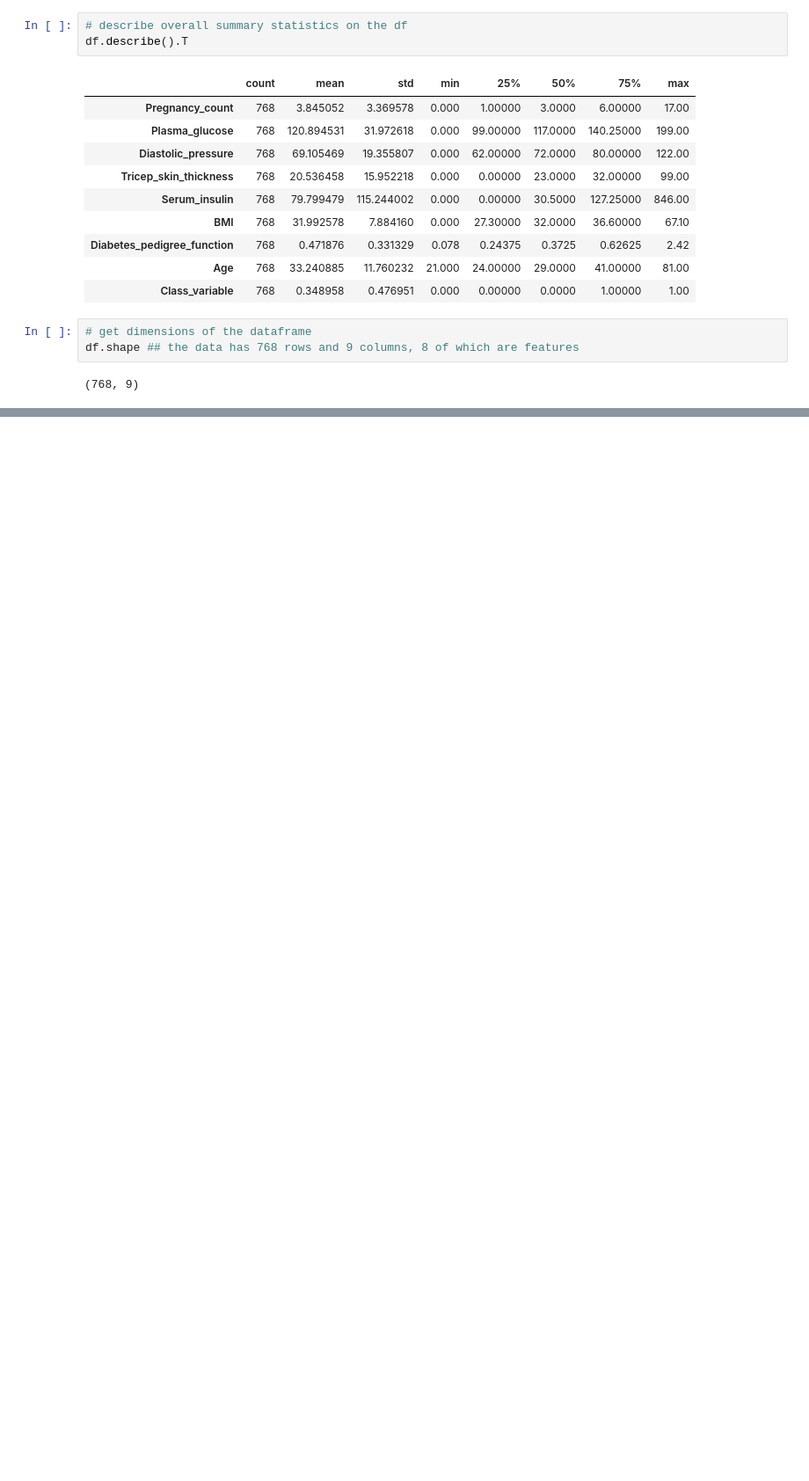
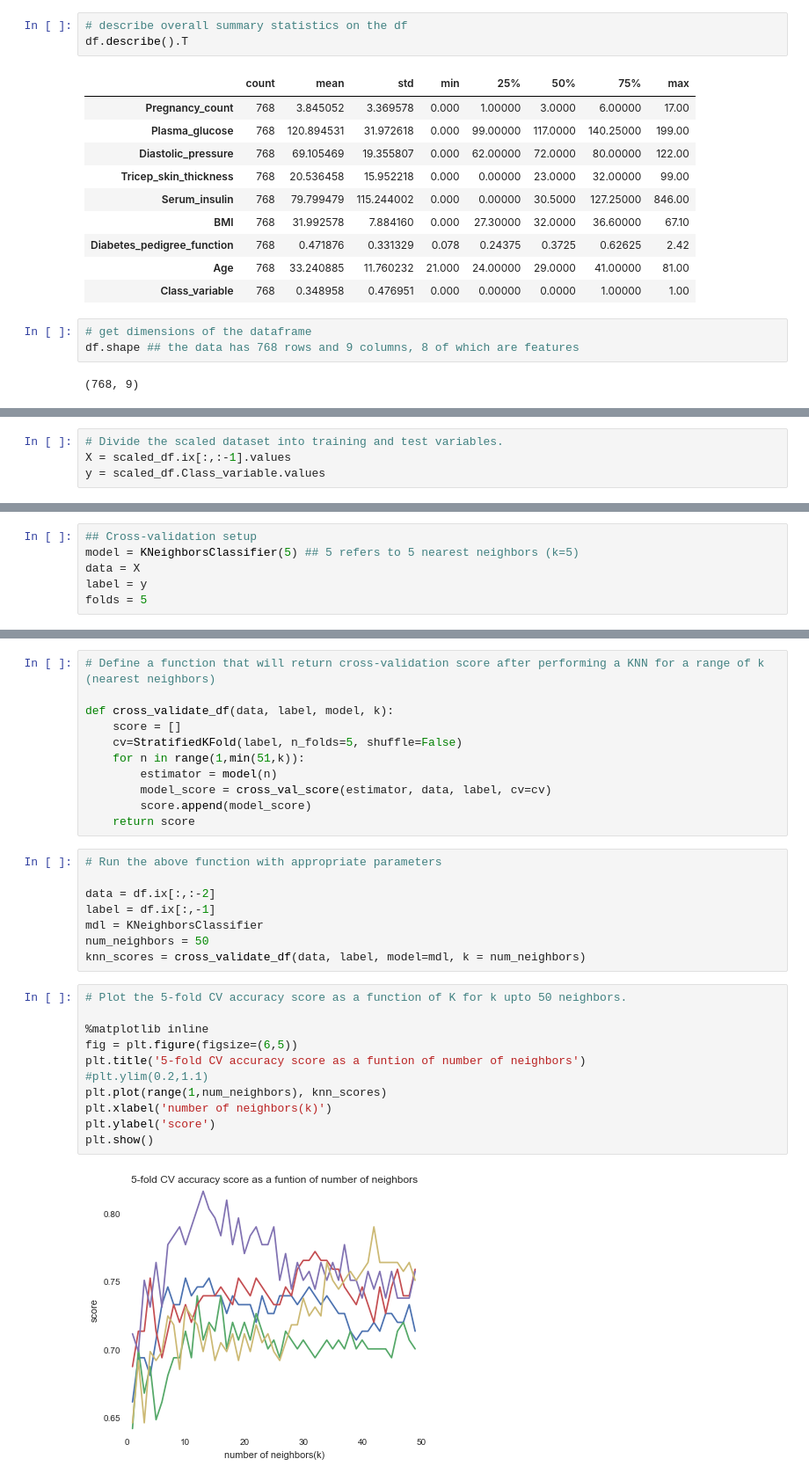
Before and after one commit to poonamrath/DAT_SF_18, a Jupyter notebook: homework_notebooks/Homework # 3.ipynb, the cells around one changed output, grey strips where cells are left out. Shown at 88% size. Drawn from its saved outputs; the diff is of its cells as text; blank space fills up the shorter version.

```diff
--- a/homework_notebooks/Homework # 3.ipynb
+++ b/homework_notebooks/Homework # 3.ipynb
@@ -109,0 +217,4 @@ df[df.Class_variable.isnull()]
+# %%
+# Divide the scaled dataset into training and test variables.
+X = scaled_df.ix[:,:-1].values
+y = scaled_df.Class_variable.values
@@ -109,0 +240,6 @@ df[df.Class_variable.isnull()]
+# %%
+## Cross-validation setup
+model = KNeighborsClassifier(5) ## 5 refers to 5 nearest neighbors (k=5)
+data = X
+label = y
+folds = 5
@@ -109,0 +259,32 @@ df[df.Class_variable.isnull()]
+# %%
+# Define a function that will return cross-validation score after performing a KNN for a range of k (nearest neighbors)
+
+def cross_validate_df(data, label, model, k):
+    score = []
+    cv=StratifiedKFold(label, n_folds=5, shuffle=False)
+    for n in range(1,min(51,k)):
+        estimator = model(n)
+        model_score = cross_val_score(estimator, data, label, cv=cv)
+        score.append(model_score)
+    return score
+# %%
+# Run the above function with appropriate parameters
+
+data = df.ix[:,:-2]
+label = df.ix[:,-1]
+mdl = KNeighborsClassifier
+num_neighbors = 50
+knn_scores = cross_validate_df(data, label, model=mdl, k = num_neighbors)
+# %%
+# Plot the 5-fold CV accuracy score as a function of K for k upto 50 neighbors.
+
+%matplotlib inline
+fig = plt.figure(figsize=(6,5))
+plt.title('5-fold CV accuracy score as a funtion of number of neighbors')
+#plt.ylim(0.2,1.1)
+plt.plot(range(1,num_neighbors), knn_scores)
+plt.xlabel('number of neighbors(k)')
+plt.ylabel('score')
+plt.show()
+# %% [output]
+[figure, added]
```
Also changed, not shown: parts of 41 cells of this notebook.
